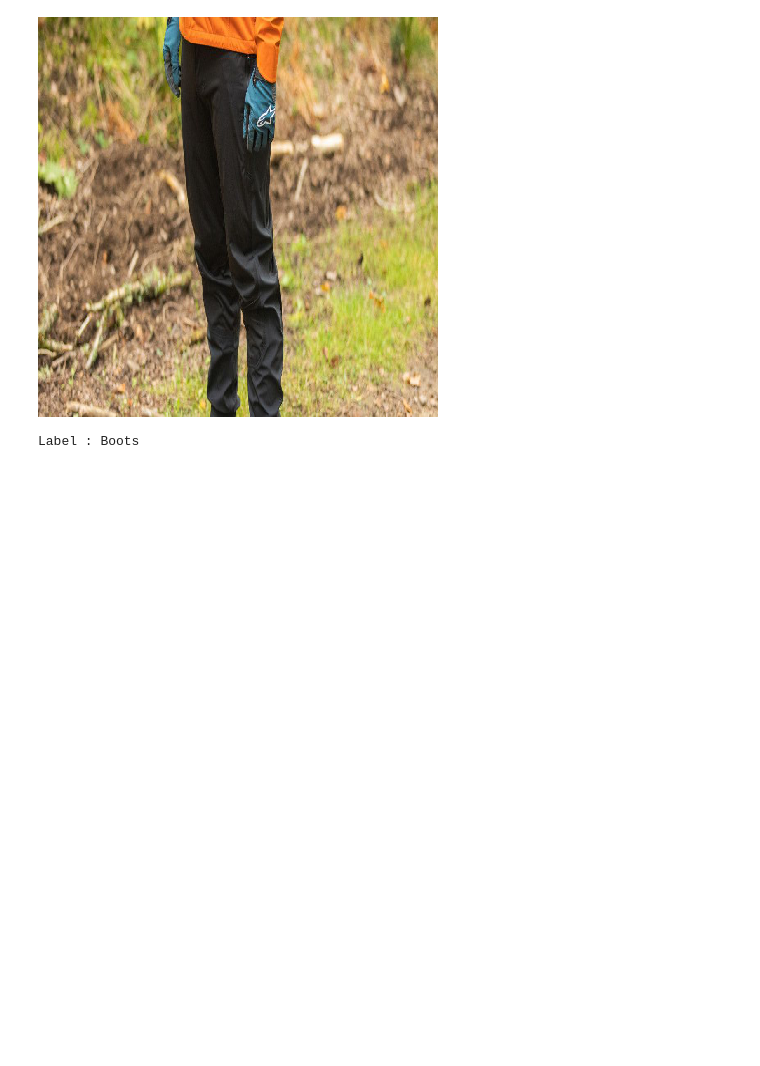
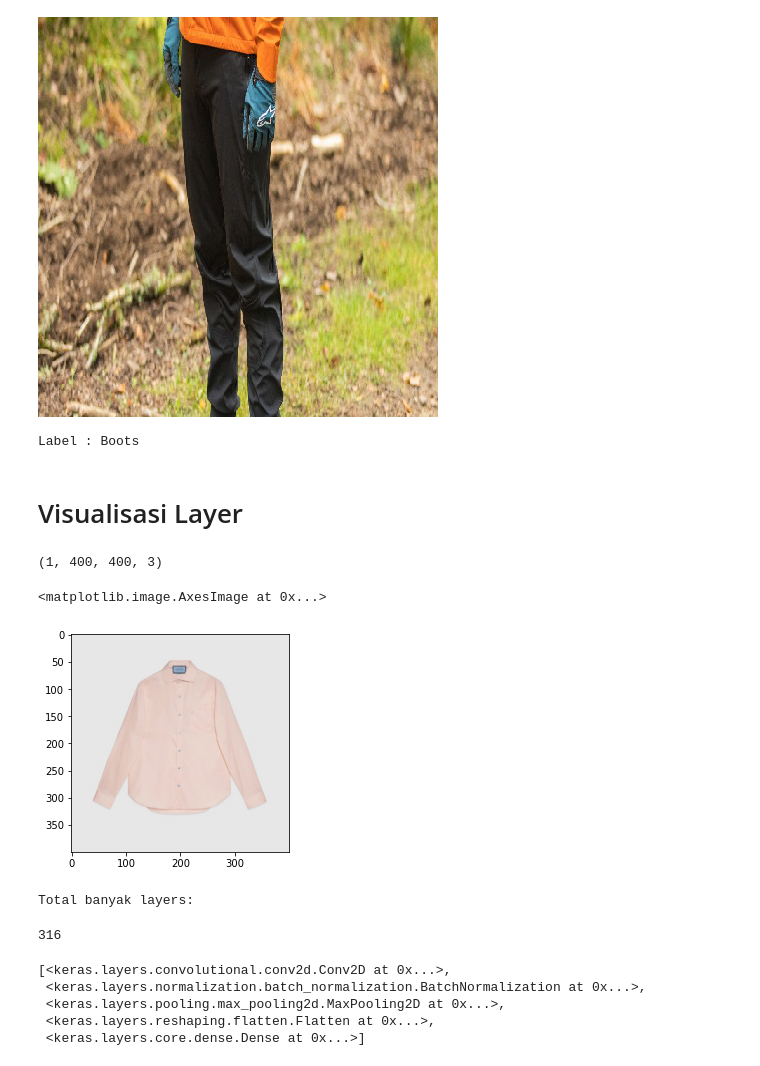
Before and after one commit to FluffHound/Fashion-Classification-DatMin, a Jupyter notebook: Model Predict.ipynb, the cells around one changed output. Drawn from its saved outputs; the diff is of its cells as text; code cells hidden in the pictures; blank space fills up the shorter version.

```diff
--- a/Model Predict.ipynb
+++ b/Model Predict.ipynb
@@ -125,3 +140,5 @@ print('Label :', result)
 1/1 [==============================] - 0s 40ms/step
 [figure]
 Label : Boots
+# %% [markdown]
+# Visualisasi Layer
@@ -127,0 +153,22 @@ Label : Boots
+# %%
+img_tensor = np.expand_dims(x_train[39], axis = 0)
+print(img_tensor.shape)
+plt.imshow(img_tensor[0])
+# %% [output]
+(1, 400, 400, 3)
+<matplotlib.image.AxesImage at 0x...>
+[figure, added]
+# %%
+print('Total banyak layers:')
+len(model.layers[0].layers) + len(model.layers[1:])
+# %% [output]
+Total banyak layers:
+316
+# %%
+model_viz.layers
+# %% [output]
+[<keras.layers.convolutional.conv2d.Conv2D at 0x...>,
+ <keras.layers.normalization.batch_normalization.BatchNormalization at 0x...>,
+ <keras.layers.pooling.max_pooling2d.MaxPooling2D at 0x...>,
+ <keras.layers.reshaping.flatten.Flatten at 0x...>,
+ <keras.layers.core.dense.Dense at 0x...>]
```
Also changed, not shown: parts of 15 cells of this notebook, 2 other files.
